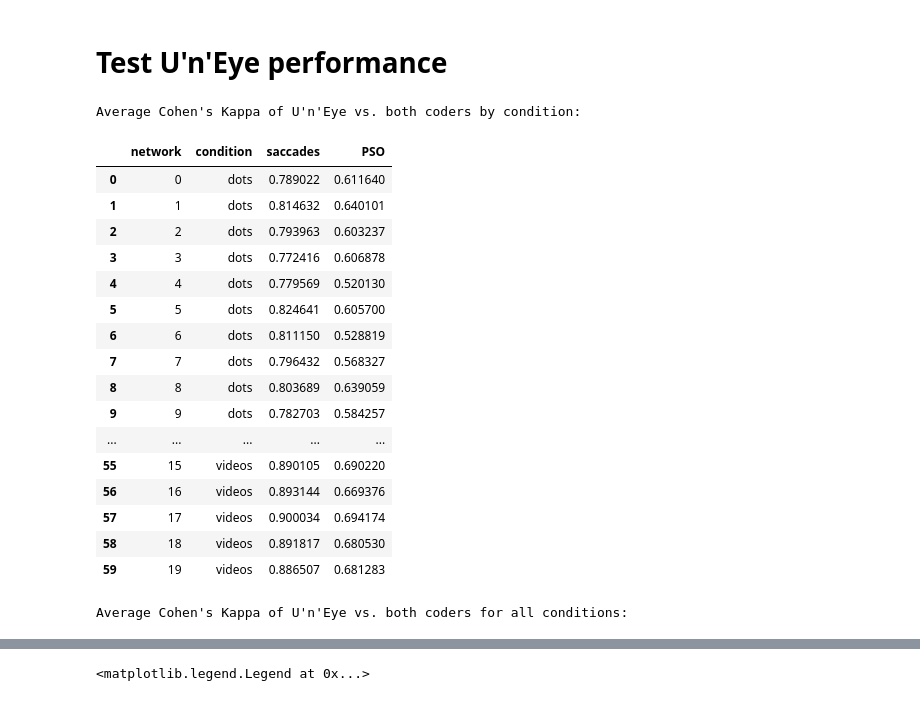
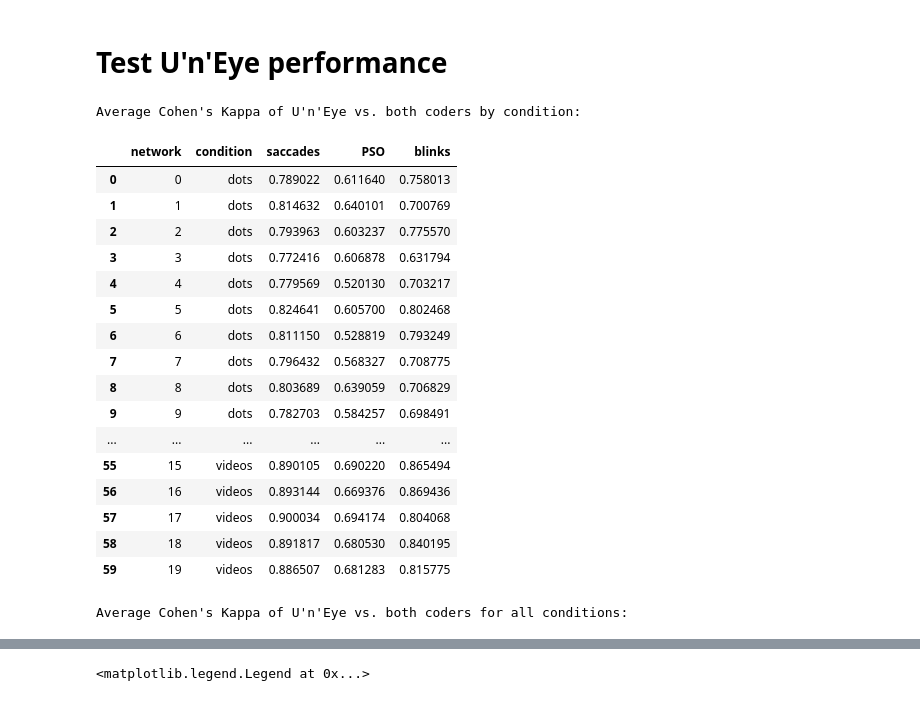
Before and after one commit to berenslab/uneye, a Jupyter notebook: analysis scripts/Andersson et al. 2017 .ipynb, the cells around one changed output, grey strips where cells are left out. Saved outputs shown, nothing was run; the diff lists cells and outputs as text; code cells hidden in the pictures.

```diff
--- a/analysis scripts/Andersson et al. 2017 .ipynb
+++ b/analysis scripts/Andersson et al. 2017 .ipynb
@@ -364,7 +378,7 @@ for i in range(20):
 ############################
 # get average Cohen's Kappa agreement with both raters for each condition
 ############################
-df_kappa = pd.DataFrame(columns=['network','condition','saccades','PSO'])
+df_kappa = pd.DataFrame(columns=['network','condition','saccades','PSO','blinks'])
 for cond in folders:
     df2 = df[df['condition']==cond]
     L1flat = []
@@ -383,10 +397,19 @@ for cond in folders:
             Predflat[i] = concatenate((Predflat[i],pred))
 
     for i in range(20):
-        # exclude 'blink' and 'other' values
-        keep_ind = ((L1flat!=blink) & (L2flat!=blink) & (Predflat[i]!=blink) & (L1flat!=other) & (L2flat!=other) & (Predflat[i]!=other))
+        # excluse 'other' values
+        keep_ind = ((L1flat!=other) & (L2flat!=other) & (Predflat[i]!=other))
         L1flat2 = L1flat[keep_ind]
         L2flat2 = L2flat[keep_ind]
+        Predflat[i] = Predflat[i][keep_ind]
+        # Cohen's kappa for blinks
+        blink_kappa1 = ck((L1flat2==blink).astype(int),(Predflat[i]==blink).astype(int))
+        blink_kappa2 = ck((L2flat2==blink).astype(int),(Predflat[i]==blink).astype(int))
+
+        #exclude 'blink' for comparability with NSLR-HMM algorithm
+        keep_ind = ((L1flat2!=blink) & (L2flat2!=blink) & (Predflat[i]!=blink))
+        L1flat2 = L1flat2[keep_ind]
+        L2flat2 = L2flat2[keep_ind]
         Predflat[i] = Predflat[i][keep_ind]
         # calculate Cohen's kappa
         # agreement with coder 1
@@ -399,14 +422,15 @@ for cond in folders:
         df_kappa = df_kappa.append({'network':i,
                                     'condition':cond,
                                 'saccades':(sacc_kappa1+sacc_kappa2)/2,
-                                'PSO':(pso_kappa1+pso_kappa2)/2},ignore_index=True)
+                                'PSO':(pso_kappa1+pso_kappa2)/2,
+                                'blinks':(blink_kappa1+blink_kappa2)/2},ignore_index=True)
 print("Average Cohen's Kappa of U'n'Eye vs. both coders by condition:")
 display(df_kappa)
 
 ############################
 # get average Cohen's Kappa agreement with both raters for all conditions merged
 ############################
-df_kappa = pd.DataFrame(columns=['network','condition','saccades','PSO'])
+df_kappa = pd.DataFrame(columns=['network','condition','saccades','PSO','blinks'])
 
 L1flat = []
 L2flat = []
@@ -414,51 +438,61 @@ Predflat = []
 for i in range(20):
     Predflat.append([])
 for index, row in df.iterrows():
     l1 = row['coder1']
     l2 = row['coder2']
     L1flat = concatenate((L1flat,l1))
     L2flat = concatenate((L2flat,l2))
     for i in range(20):
         pred = row['uneye'+str(i)]
         Predflat[i] = concatenate((Predflat[i],pred))
 
 for i in range(20):
-    #exclude 'blink' and 'other' values
-    keep_ind = ((L1flat!=blink) & (L2flat!=blink) & (Predflat[i]!=blink) & (L1flat!=other) & (L2flat!=other) & (Predflat[i]!=other))
+    # excluse 'other' values
+    keep_ind = ((L1flat!=other) & (L2flat!=other) & (Predflat[i]!=other))
     L1flat2 = L1flat[keep_ind]
     L2flat2 = L2flat[keep_ind]
+    Predflat[i] = Predflat[i][keep_ind]
+    # Cohen's kappa for blinks
+    blink_kappa1 = ck((L1flat2==blink).astype(int),(Predflat[i]==blink).astype(int))
+    blink_kappa2 = ck((L2flat2==blink).astype(int),(Predflat[i]==blink).astype(int))
+
+    #exclude 'blink' for comparability with NSLR-HMM algorithm
+    keep_ind = ((L1flat2!=blink) & (L2flat2!=blink) & (Predflat[i]!=blink))
+    L1flat2 = L1flat2[keep_ind]
+    L2flat2 = L2flat2[keep_ind]
     Predflat[i] = Predflat[i][keep_ind]
     # calculate Cohen's kappa
     # agreement with coder 1
     sacc_kappa1 = ck((L1flat2==saccade).astype(int),(Predflat[i]==saccade).astype(int))
     pso_kappa1 = ck((L1flat2==pso).astype(int),(Predflat[i]==pso).astype(int))
     # agreement with coder 2
     sacc_kappa2 = ck((L2flat2==saccade).astype(int),(Predflat[i]==saccade).astype(int))
     pso_kappa2 = ck((L2flat2==pso).astype(int),(Predflat[i]==pso).astype(int))
 
     df_kappa = df_kappa.append({'network':i,
                                 'condition':'all',
                             'saccades':(sacc_kappa1+sacc_kappa2)/2,
-                            'PSO':(pso_kappa1+pso_kappa2)/2},ignore_index=True)
+                            'PSO':(pso_kappa1+pso_kappa2)/2,
+                            'blinks':(blink_kappa1+blink_kappa2)/2},ignore_index=True)
 print("Average Cohen's Kappa of U'n'Eye vs. both coders for all conditions:")
 display(df_kappa)
 # %% [output]
 Average Cohen's Kappa of U'n'Eye vs. both coders by condition:
-|  | network | condition | saccades | PSO |
-| 0 | 0 | dots | 0.789022 | 0.611640 |
-| 1 | 1 | dots | 0.814632 | 0.640101 |
-| 2 | 2 | dots | 0.793963 | 0.603237 |
-| 3 | 3 | dots | 0.772416 | 0.606878 |
-| 4 | 4 | dots | 0.779569 | 0.520130 |
-| 5 | 5 | dots | 0.824641 | 0.605700 |
-| 6 | 6 | dots | 0.811150 | 0.528819 |
-| 7 | 7 | dots | 0.796432 | 0.568327 |
-| 8 | 8 | dots | 0.803689 | 0.639059 |
-| 9 | 9 | dots | 0.782703 | 0.584257 |
-| ... | ... | ... | ... | ... |
-| 55 | 15 | videos | 0.890105 | 0.690220 |
-| 56 | 16 | videos | 0.893144 | 0.669376 |
-| 57 | 17 | videos | 0.900034 | 0.694174 |
-| 58 | 18 | videos | 0.891817 | 0.680530 |
-| 59 | 19 | videos | 0.886507 | 0.681283 |
+|  | network | condition | saccades | PSO | blinks |
+| 0 | 0 | dots | 0.789022 | 0.611640 | 0.758013 |
+| 1 | 1 | dots | 0.814632 | 0.640101 | 0.700769 |
+| 2 | 2 | dots | 0.793963 | 0.603237 | 0.775570 |
+| 3 | 3 | dots | 0.772416 | 0.606878 | 0.631794 |
+| 4 | 4 | dots | 0.779569 | 0.520130 | 0.703217 |
+| 5 | 5 | dots | 0.824641 | 0.605700 | 0.802468 |
+| 6 | 6 | dots | 0.811150 | 0.528819 | 0.793249 |
+| 7 | 7 | dots | 0.796432 | 0.568327 | 0.708775 |
+| 8 | 8 | dots | 0.803689 | 0.639059 | 0.706829 |
+| 9 | 9 | dots | 0.782703 | 0.584257 | 0.698491 |
+| ... | ... | ... | ... | ... | ... |
+| 55 | 15 | videos | 0.890105 | 0.690220 | 0.865494 |
+| 56 | 16 | videos | 0.893144 | 0.669376 | 0.869436 |
+| 57 | 17 | videos | 0.900034 | 0.694174 | 0.804068 |
+| 58 | 18 | videos | 0.891817 | 0.680530 | 0.840195 |
+| 59 | 19 | videos | 0.886507 | 0.681283 | 0.815775 |
 Average Cohen's Kappa of U'n'Eye vs. both coders for all conditions:
```
Also changed, not shown: parts of 3 cells of this notebook, 5 other files.
